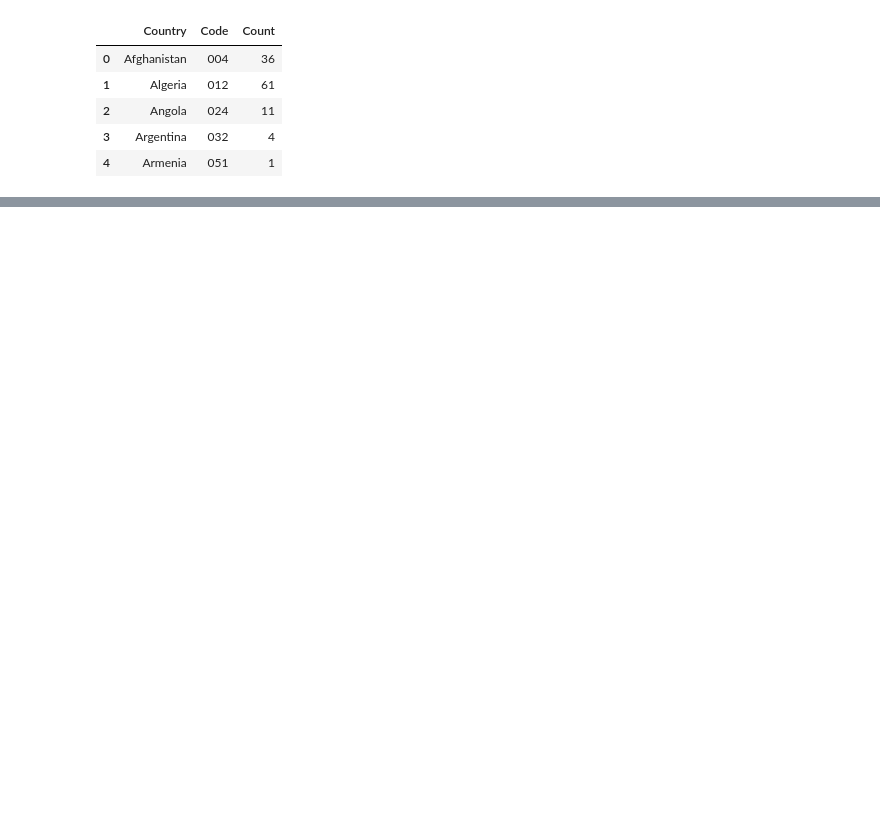
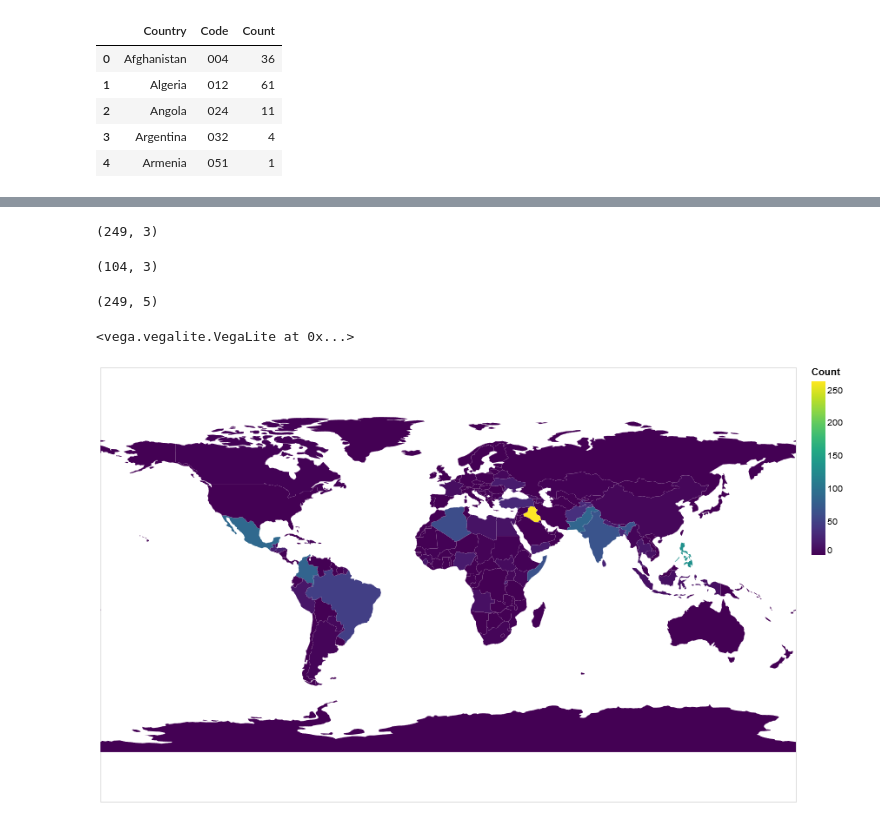
Before and after one commit to seashiva94/data_viz_project, a Jupyter notebook: maps.ipynb, the cells around one changed output, grey strips where cells are left out. Saved outputs shown, nothing was run; the diff lists cells and outputs as text; code cells hidden in the pictures; blank space fills up the shorter version.

```diff
--- a/maps.ipynb
+++ b/maps.ipynb
@@ -182,0 +208,38 @@ alt.Chart(countries).mark_geoshape().encode(
+# %%
+df.shape
+# %% [output]
+(249, 3)
+# %%
+final_counts_df.shape
+# %% [output]
+(104, 3)
+# %%
+result.shape
+# %% [output]
+(249, 5)
+# %%
+result.drop('Country_y',inplace=True, axis=1)
+# %%
+result = result.fillna(0)
+# %%
+result.columns = ['index', 'Code', 'Country', 'Count']
+# %%
+result['Code'] = result['Code'].astype(int)
+# %%
+countries = alt.topo_feature(data_vega.world_110m.url, 'countries')
+
+alt.Chart(countries).mark_geoshape().project(
+    type='equirectangular'
+).transform_lookup(
+    lookup='id',
+    from_=alt.LookupData(result, 'Code', ['Count','Country','Code'])
+).encode(
+    color='Count:Q',
+    tooltip=['Country:N','Code:N','Count:Q']
+).properties(
+    width=800,
+    height=500,
+)
+# %% [output]
+<vega.vegalite.VegaLite at 0x...>
+[figure, added]
```
Also changed, not shown: parts of 14 cells of this notebook.
